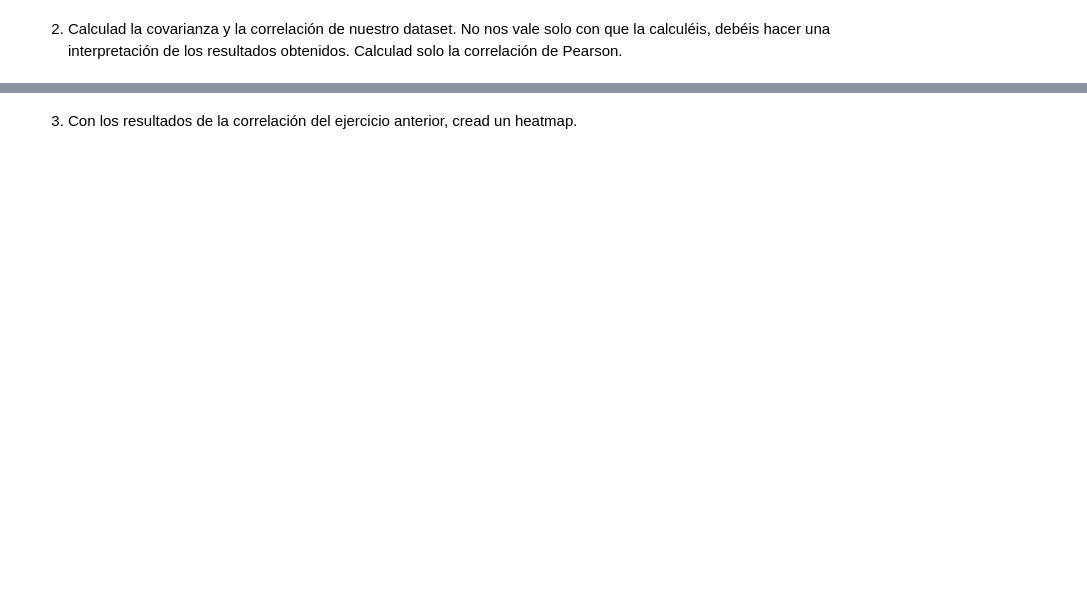
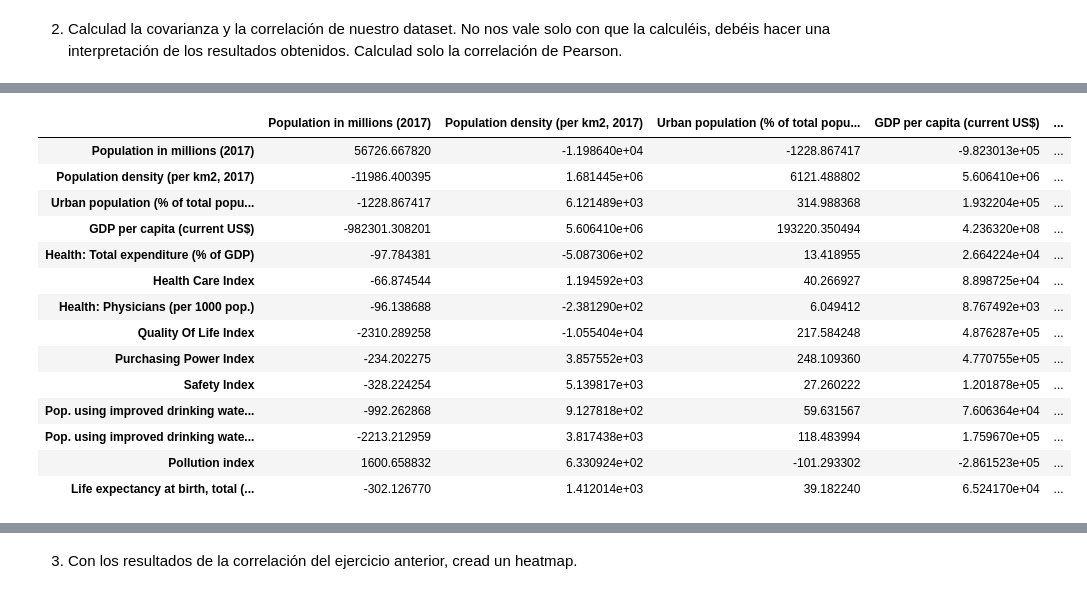
Before and after one commit to Adalab/promo-d-da-modulo3-sprint1-elisa-lidya, a Jupyter notebook: regresion-lineal/pair-regresion-lineal-covarianza-correlacion.ipynb, the cells around one changed output, grey strips where cells are left out. Drawn from its saved outputs; the diff is of its cells as text; code cells hidden in the pictures; blank space fills up the shorter version.

```diff
--- a/regresion-lineal/pair-regresion-lineal-covarianza-correlacion.ipynb
+++ b/regresion-lineal/pair-regresion-lineal-covarianza-correlacion.ipynb
@@ -24,0 +71,18 @@ En este ejercicio de pair programming seguiréis usando el dataset que seleccion
+# %%
+df_socio.cov()
+# %% [output]
+|  | Population in millions (2017) | Population density (per km2, 2017) | Urban population (% of total popu... | GDP per capita (current US$) | ... |
+| Population in millions (2017) | 56726.667820 | -1.198640e+04 | -1228.867417 | -9.823013e+05 | ... |
+| Population density (per km2, 2017) | -11986.400395 | 1.681445e+06 | 6121.488802 | 5.606410e+06 | ... |
+| Urban population (% of total popu... | -1228.867417 | 6.121489e+03 | 314.988368 | 1.932204e+05 | ... |
+| GDP per capita (current US$) | -982301.308201 | 5.606410e+06 | 193220.350494 | 4.236320e+08 | ... |
+| Health: Total expenditure (% of GDP) | -97.784381 | -5.087306e+02 | 13.418955 | 2.664224e+04 | ... |
+| Health Care Index | -66.874544 | 1.194592e+03 | 40.266927 | 8.898725e+04 | ... |
+| Health: Physicians (per 1000 pop.) | -96.138688 | -2.381290e+02 | 6.049412 | 8.767492e+03 | ... |
+| Quality Of Life Index | -2310.289258 | -1.055404e+04 | 217.584248 | 4.876287e+05 | ... |
+| Purchasing Power Index | -234.202275 | 3.857552e+03 | 248.109360 | 4.770755e+05 | ... |
+| Safety Index | -328.224254 | 5.139817e+03 | 27.260222 | 1.201878e+05 | ... |
+| Pop. using improved drinking wate... | -992.262868 | 9.127818e+02 | 59.631567 | 7.606364e+04 | ... |
+| Pop. using improved drinking wate... | -2213.212959 | 3.817438e+03 | 118.483994 | 1.759670e+05 | ... |
+| Pollution index | 1600.658832 | 6.330924e+02 | -101.293302 | -2.861523e+05 | ... |
+| Life expectancy at birth, total (... | -302.126770 | 1.412014e+03 | 39.182240 | 6.524170e+04 | ... |
```
Also changed, not shown: parts of 9 cells of this notebook, 5 other files.
